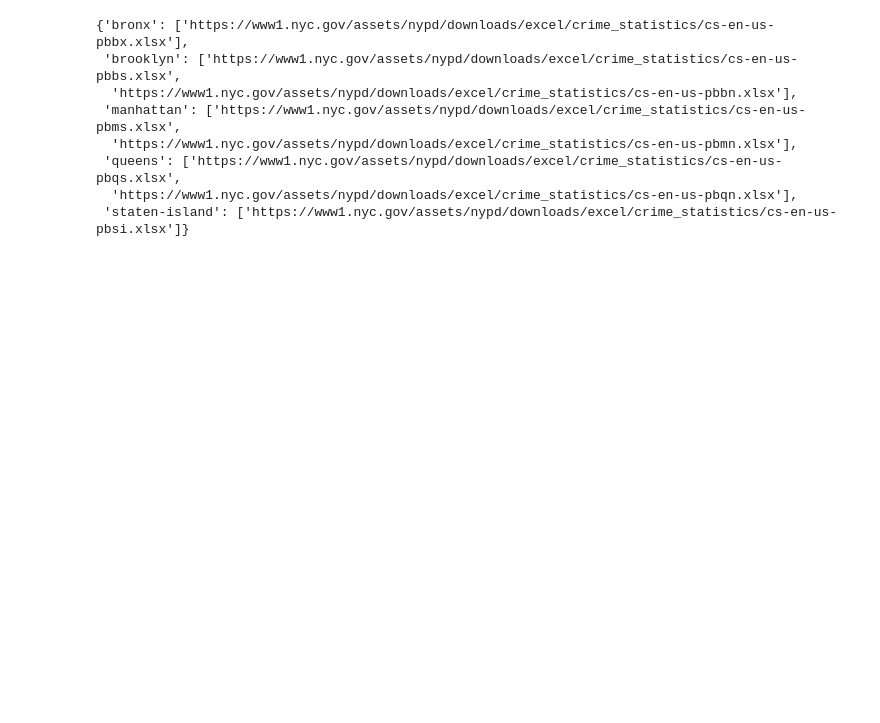
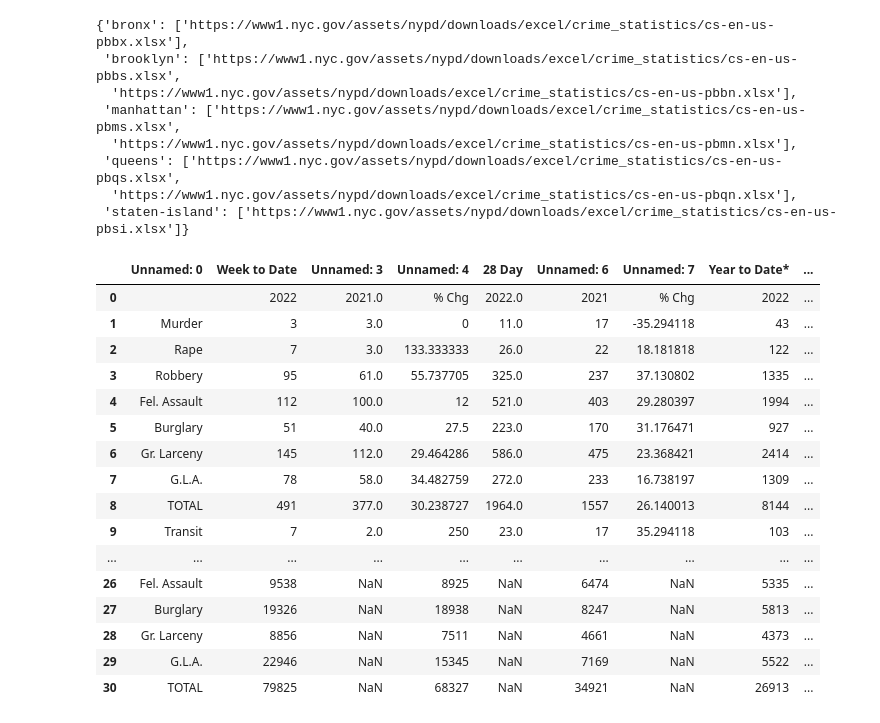
Before and after one commit to williamdarkocode/Postcode, a Jupyter notebook: CrimeStats/nyc_compstats.ipynb, the cells around one changed output. Saved outputs shown, nothing was run; the diff lists cells and outputs as text; code cells hidden in the pictures; blank space fills up the shorter version.

```diff
--- a/CrimeStats/nyc_compstats.ipynb
+++ b/CrimeStats/nyc_compstats.ipynb
@@ -234,0 +255,32 @@ with open('borough_xlsx_endpoints.json', 'w') as f:
+# %%
+# parse data from borough crime endpoints
+
+def parse_from_xlsx(endpoint:str):
+    df = pd.read_excel(endpoint, skiprows=lambda x: x in range(11), skipfooter=11)
+    return df
+# %%
+bdf = parse_from_xlsx(borough_xlsx_endpoints['bronx'][0])
+bdf.drop('Unnamed: 1', axis=1, inplace=True)
+bdf.drop(bdf.columns[-1],axis=1, inplace=True)
+bdf.drop(bdf.columns[-1],axis=1, inplace=True)
+bdf.drop([18, 20, 21], axis=0, inplace=True)
+# %%
+bdf
+# %% [output]
+|  | Unnamed: 0 | Week to Date | Unnamed: 3 | Unnamed: 4 | 28 Day | Unnamed: 6 | Unnamed: 7 | Year to Date* | ... |
+| 0 |  | 2022 | 2021.0 | % Chg | 2022.0 | 2021 | % Chg | 2022 | ... |
+| 1 | Murder | 3 | 3.0 | 0 | 11.0 | 17 | -35.294118 | 43 | ... |
+| 2 | Rape | 7 | 3.0 | 133.333333 | 26.0 | 22 | 18.181818 | 122 | ... |
+| 3 | Robbery | 95 | 61.0 | 55.737705 | 325.0 | 237 | 37.130802 | 1335 | ... |
+| 4 | Fel. Assault | 112 | 100.0 | 12 | 521.0 | 403 | 29.280397 | 1994 | ... |
+| 5 | Burglary | 51 | 40.0 | 27.5 | 223.0 | 170 | 31.176471 | 927 | ... |
+| 6 | Gr. Larceny | 145 | 112.0 | 29.464286 | 586.0 | 475 | 23.368421 | 2414 | ... |
+| 7 | G.L.A. | 78 | 58.0 | 34.482759 | 272.0 | 233 | 16.738197 | 1309 | ... |
+| 8 | TOTAL | 491 | 377.0 | 30.238727 | 1964.0 | 1557 | 26.140013 | 8144 | ... |
+| 9 | Transit | 7 | 2.0 | 250 | 23.0 | 17 | 35.294118 | 103 | ... |
+| ... | ... | ... | ... | ... | ... | ... | ... | ... | ... |
+| 26 | Fel. Assault | 9538 | NaN | 8925 | NaN | 6474 | NaN | 5335 | ... |
+| 27 | Burglary | 19326 | NaN | 18938 | NaN | 8247 | NaN | 5813 | ... |
+| 28 | Gr. Larceny | 8856 | NaN | 7511 | NaN | 4661 | NaN | 4373 | ... |
+| 29 | G.L.A. | 22946 | NaN | 15345 | NaN | 7169 | NaN | 5522 | ... |
+| 30 | TOTAL | 79825 | NaN | 68327 | NaN | 34921 | NaN | 26913 | ... |
```
Also changed, not shown: parts of 9 cells of this notebook, 2 other files.
